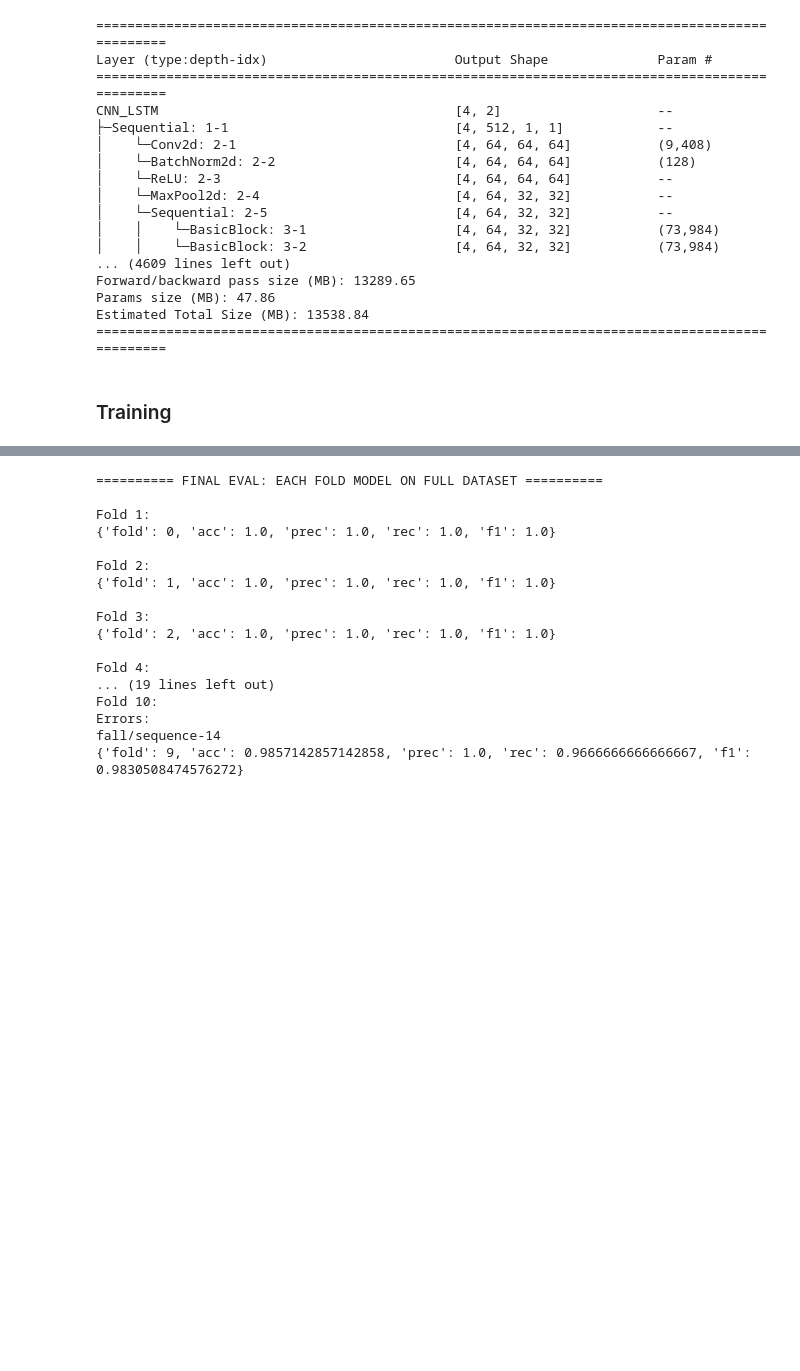
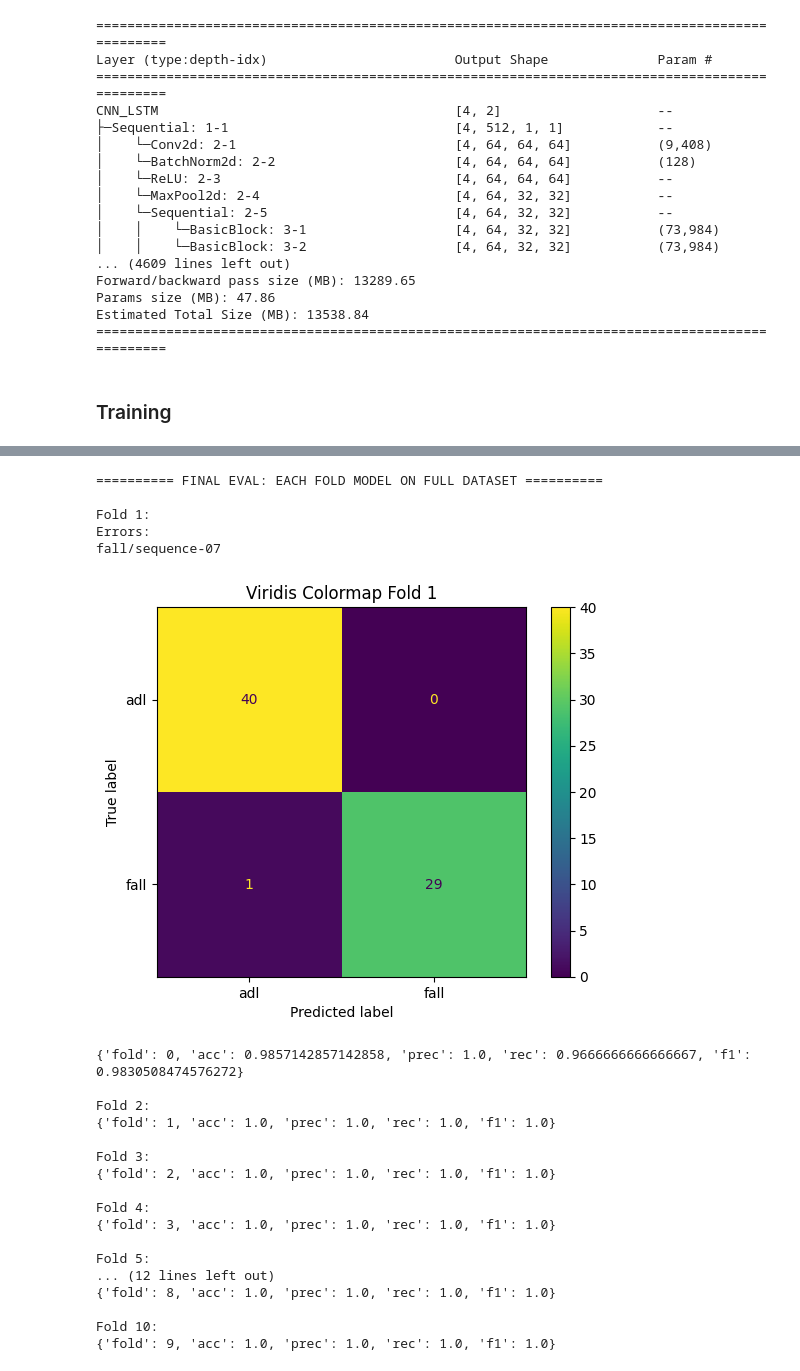
Before and after one commit to Ilvondir/ur-fall-depth-map-processing-methods-comparison, a Jupyter notebook: 0002_processing_depth_maps/02_viridis_colormap.ipynb, the cells around one changed output, grey strips where cells are left out. Cells and saved outputs as stored; diff of their text form; code cells hidden in the pictures; blank space fills up the shorter version.

```diff
--- a/0002_processing_depth_maps/02_viridis_colormap.ipynb
+++ b/0002_processing_depth_maps/02_viridis_colormap.ipynb
@@ -117,11 +119,13 @@ class VideoDataset(torch.utils.data.Dataset):
 # %%
 transform = transforms.Compose([
-    # transforms.Resize((128, 128)),
     transforms.ToTensor(),
+    transforms.Normalize(
+        mean=[0.485, 0.456, 0.406],
+        std=[0.229, 0.224, 0.225]
+    )
 ])
-root_dir = Path(out_root)
 
-dataset = VideoDataset(root_dir, transform)
+dataset = VideoDataset(out_root, transform)
 # %% [markdown]
 ### Model
 # %%
@@ -458,46 +462,62 @@ for fold in range(num_folds):
                 full_path = full_loader.dataset.samples[idx.item()][0]
                 full_path_str = str(full_path)
                 parts = full_path_str.split('/')[-3:-1]
                 fragment = '/'.join(parts)
                 error_fragments.append(fragment)
 
 
             all_preds.extend(preds.cpu().numpy())
             all_labels.extend(y.cpu().numpy())
 
     if error_fragments:
         print("Errors:")
         for f in error_fragments:
             print(f)
 
+        cm = confusion_matrix(all_labels, all_preds)
+        disp = ConfusionMatrixDisplay(
+            confusion_matrix=cm,
+            display_labels=['adl', 'fall']
+        )
+
+        disp.plot()
+        plt.title(f'Viridis Colormap Fold {fold+1}')
+        plt.show()
+
     metrics = {
         'fold': fold,
         'acc': accuracy_score(all_labels, all_preds),
         'prec': precision_score(all_labels, all_preds, average='binary'),
         'rec': recall_score(all_labels, all_preds, average='binary'),
         'f1': f1_score(all_labels, all_preds, average='binary'),
     }
 
     final_results.append(metrics)
     print(metrics)
 # %% [output]
 ========== FINAL EVAL: EACH FOLD MODEL ON FULL DATASET ==========
 
 Fold 1:
-{'fold': 0, 'acc': 1.0, 'prec': 1.0, 'rec': 1.0, 'f1': 1.0}
-
-Fold 2:
-{'fold': 1, 'acc': 1.0, 'prec': 1.0, 'rec': 1.0, 'f1': 1.0}
-
-Fold 3:
-{'fold': 2, 'acc': 1.0, 'prec': 1.0, 'rec': 1.0, 'f1': 1.0}
-
-Fold 4:
-... (19 lines left out)
-Fold 10:
 Errors:
-fall/sequence-14
-{'fold': 9, 'acc': 0.9857142857142858, 'prec': 1.0, 'rec': 0.9666666666666667, 'f1': 0.9830508474576272}
+fall/sequence-07
+[figure, added]
+{'fold': 0, 'acc': 0.9857142857142858, 'prec': 1.0, 'rec': 0.9666666666666667, 'f1': 0.9830508474576272}
+
+Fold 2:
+{'fold': 1, 'acc': 1.0, 'prec': 1.0, 'rec': 1.0, 'f1': 1.0}
+
+Fold 3:
+{'fold': 2, 'acc': 1.0, 'prec': 1.0, 'rec': 1.0, 'f1': 1.0}
+
+Fold 4:
+{'fold': 3, 'acc': 1.0, 'prec': 1.0, 'rec': 1.0, 'f1': 1.0}
+
+Fold 5:
+... (12 lines left out)
+{'fold': 8, 'acc': 1.0, 'prec': 1.0, 'rec': 1.0, 'f1': 1.0}
+
+Fold 10:
+{'fold': 9, 'acc': 1.0, 'prec': 1.0, 'rec': 1.0, 'f1': 1.0}
 # %%
 print('\n========== CV RESULTS ==========')
 
```
Also changed, not shown: parts of 4 cells of this notebook, 2 other files.
